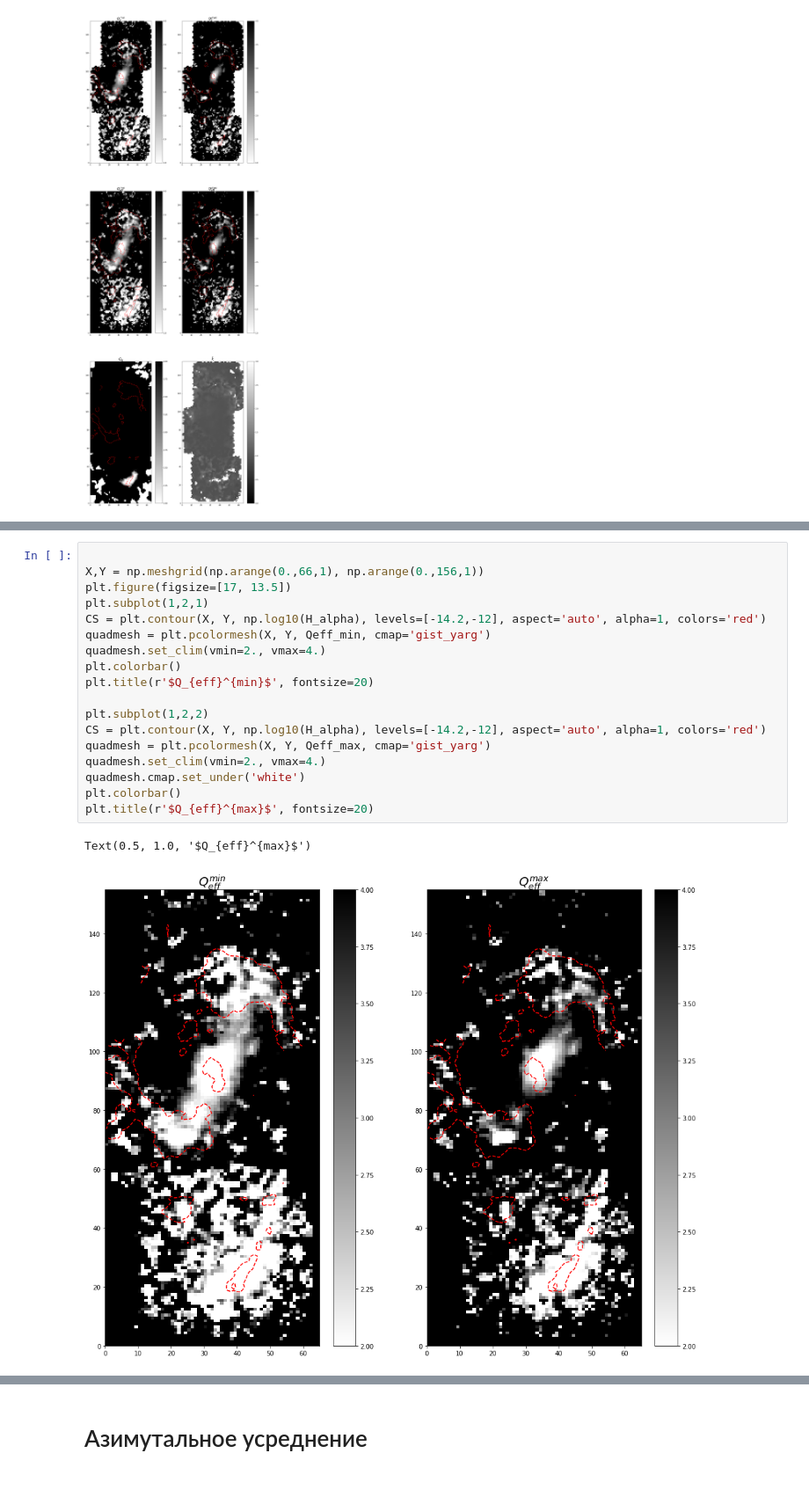
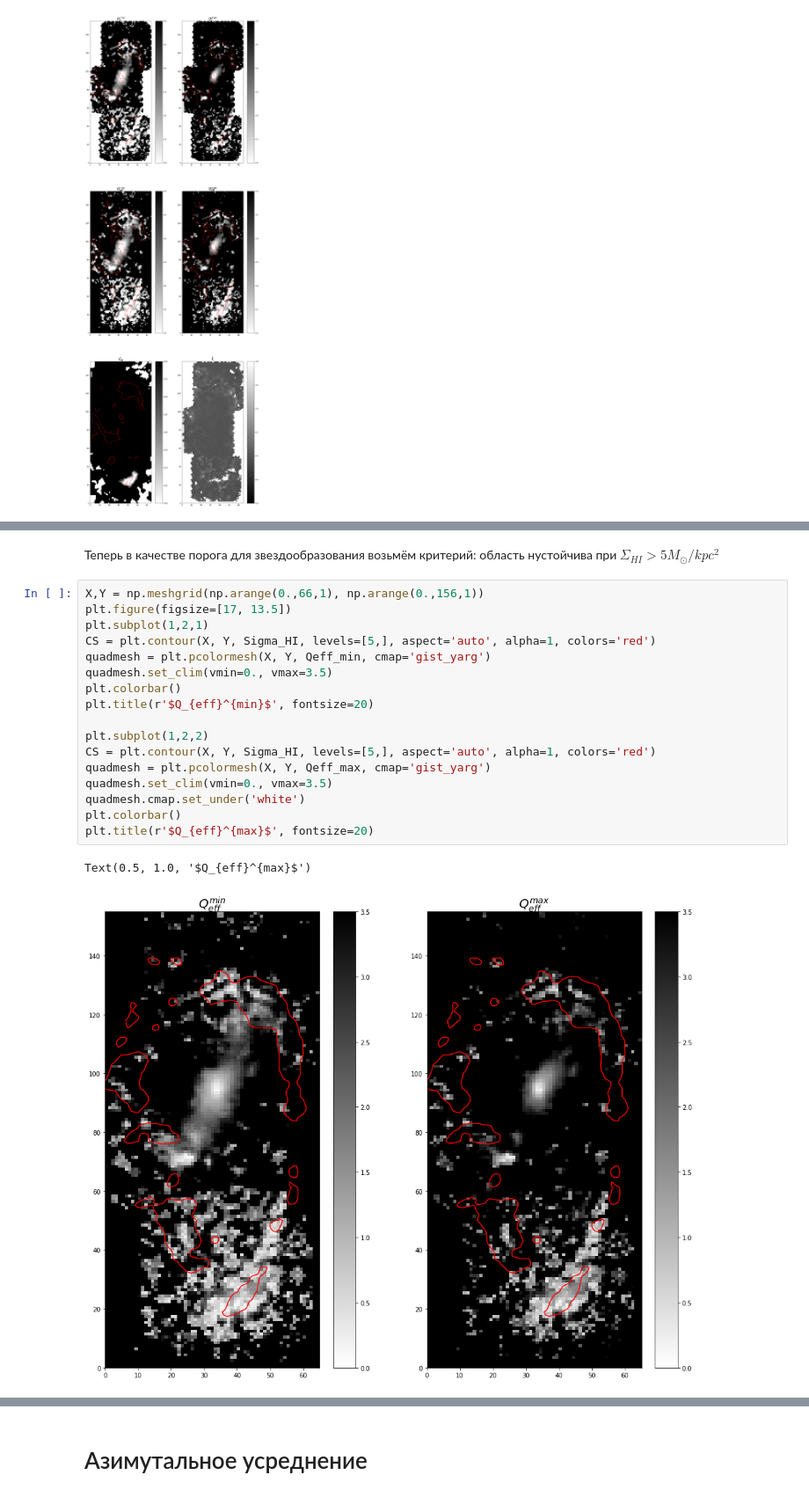
Before and after one commit to ValerieKostiuk/Course-work, a Jupyter notebook: NGC3627/Toomre.ipynb, the cells around one changed output, grey strips where cells are left out. Shown at 88% size. Cells and saved outputs as stored; diff of their text form.

```diff
--- a/NGC3627/Toomre.ipynb
+++ b/NGC3627/Toomre.ipynb
@@ -178,21 +200,23 @@ Text(0.5, 1.0, '$\\bar{k}$')
+# %% [markdown]
+Теперь в качестве порога для звездообразования возьмём критерий: область нустойчива при $\Sigma_{HI}>5
+M_{\odot}/kpc^2 $
 # %%
-
 X,Y = np.meshgrid(np.arange(0.,66,1), np.arange(0.,156,1))
 plt.figure(figsize=[17, 13.5])
 plt.subplot(1,2,1)
-CS = plt.contour(X, Y, np.log10(H_alpha), levels=[-14.2,-12], aspect='auto', alpha=1, colors='red')
+CS = plt.contour(X, Y, Sigma_HI, levels=[5,], aspect='auto', alpha=1, colors='red')
 quadmesh = plt.pcolormesh(X, Y, Qeff_min, cmap='gist_yarg')
-quadmesh.set_clim(vmin=2., vmax=4.)
+quadmesh.set_clim(vmin=0., vmax=3.5)
 plt.colorbar()
 plt.title(r'$Q_{eff}^{min}$', fontsize=20)
 
 plt.subplot(1,2,2)
-CS = plt.contour(X, Y, np.log10(H_alpha), levels=[-14.2,-12], aspect='auto', alpha=1, colors='red')
+CS = plt.contour(X, Y, Sigma_HI, levels=[5,], aspect='auto', alpha=1, colors='red')
 quadmesh = plt.pcolormesh(X, Y, Qeff_max, cmap='gist_yarg')
-quadmesh.set_clim(vmin=2., vmax=4.)
+quadmesh.set_clim(vmin=0., vmax=3.5)
 quadmesh.cmap.set_under('white')
 plt.colorbar()
 plt.title(r'$Q_{eff}^{max}$', fontsize=20)
 # %% [output]
 Text(0.5, 1.0, '$Q_{eff}^{max}$')
-[figure, old version]
+[figure, new version]
```
Also changed, not shown: parts of 11 cells of this notebook, 1 other file.
